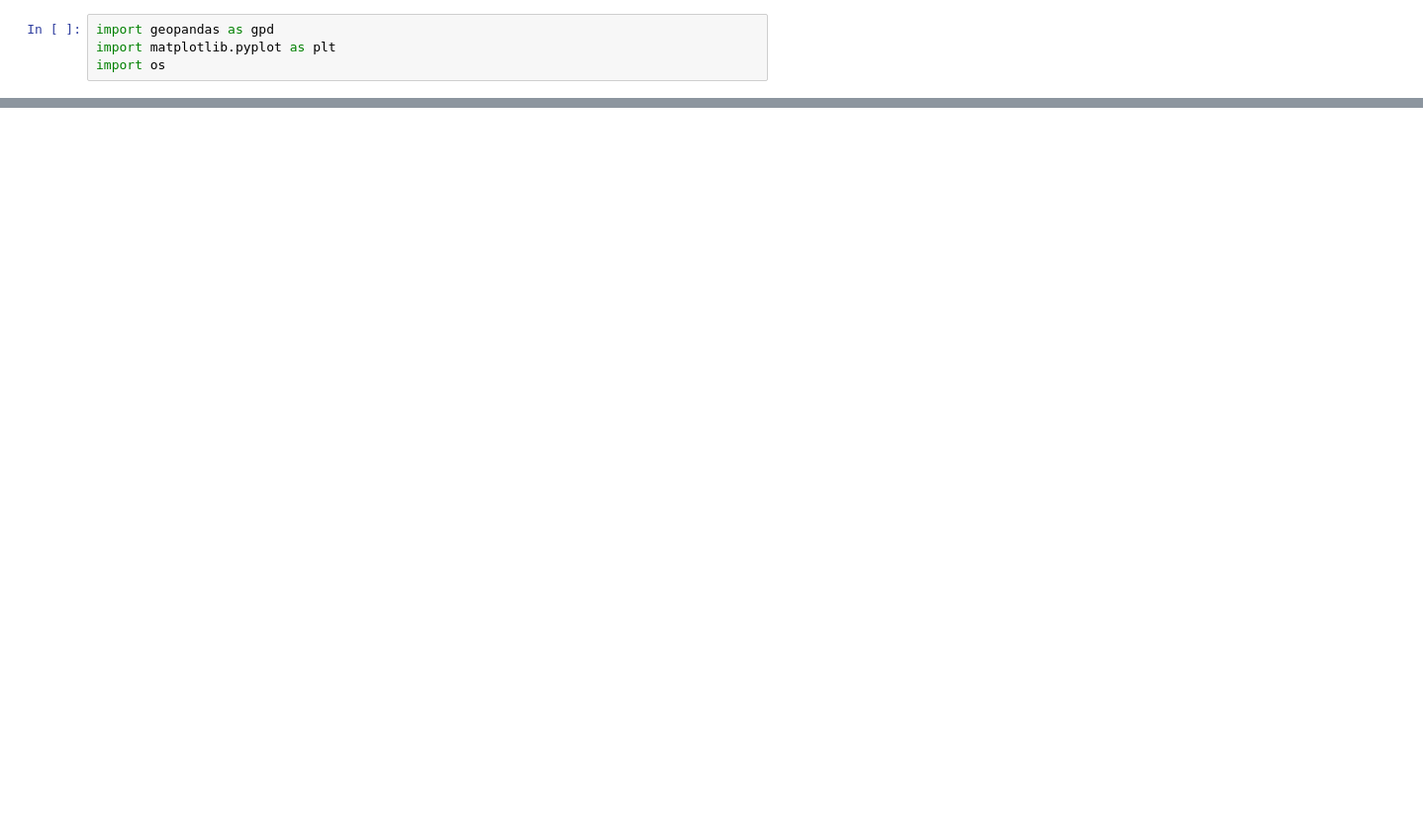
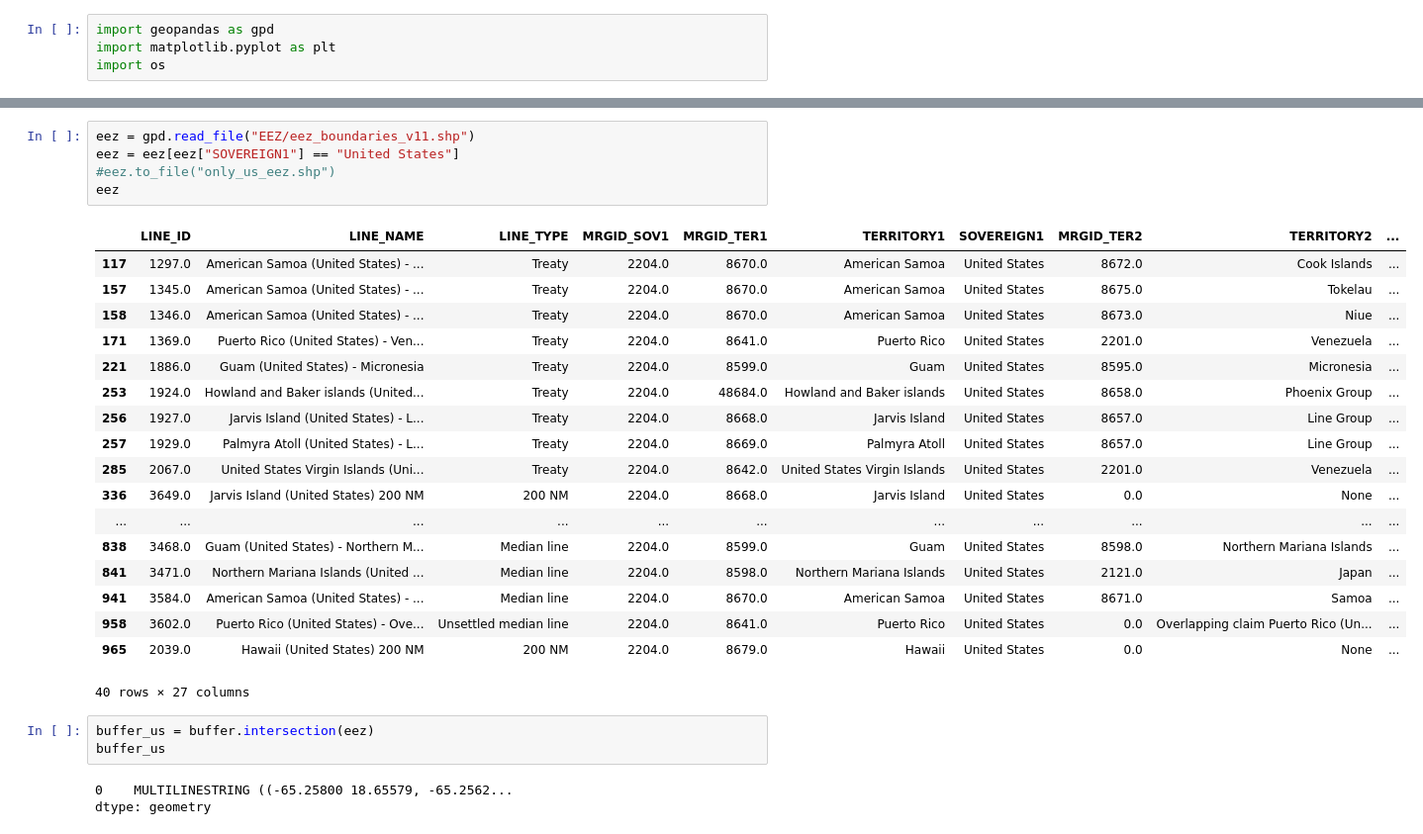
Before and after one commit to allfed/Seaweed-Growth-Model, a Jupyter notebook: data/geospatial_information/Untitled.ipynb, the cells around one changed output, grey strips where cells are left out. Shown at 99% size. Cells and saved outputs as stored; diff of their text form; blank space fills up the shorter version.

```diff
--- a/data/geospatial_information/Untitled.ipynb
+++ b/data/geospatial_information/Untitled.ipynb
@@ -45,0 +25,30 @@ plt.savefig("test.png",dpi=300)
+# %%
+eez = gpd.read_file("EEZ/eez_boundaries_v11.shp")
+eez = eez[eez["SOVEREIGN1"] == "United States"]
+#eez.to_file("only_us_eez.shp")
+eez
+# %% [output]
+|  | LINE_ID | LINE_NAME | LINE_TYPE | MRGID_SOV1 | MRGID_TER1 | TERRITORY1 | SOVEREIGN1 | MRGID_TER2 | TERRITORY2 | ... |
+| 117 | 1297.0 | American Samoa (United States) - ... | Treaty | 2204.0 | 8670.0 | American Samoa | United States | 8672.0 | Cook Islands | ... |
+| 157 | 1345.0 | American Samoa (United States) - ... | Treaty | 2204.0 | 8670.0 | American Samoa | United States | 8675.0 | Tokelau | ... |
+| 158 | 1346.0 | American Samoa (United States) - ... | Treaty | 2204.0 | 8670.0 | American Samoa | United States | 8673.0 | Niue | ... |
+| 171 | 1369.0 | Puerto Rico (United States) - Ven... | Treaty | 2204.0 | 8641.0 | Puerto Rico | United States | 2201.0 | Venezuela | ... |
+| 221 | 1886.0 | Guam (United States) - Micronesia | Treaty | 2204.0 | 8599.0 | Guam | United States | 8595.0 | Micronesia | ... |
+| 253 | 1924.0 | Howland and Baker islands (United... | Treaty | 2204.0 | 48684.0 | Howland and Baker islands | United States | 8658.0 | Phoenix Group | ... |
+| 256 | 1927.0 | Jarvis Island (United States) - L... | Treaty | 2204.0 | 8668.0 | Jarvis Island | United States | 8657.0 | Line Group | ... |
+| 257 | 1929.0 | Palmyra Atoll (United States) - L... | Treaty | 2204.0 | 8669.0 | Palmyra Atoll | United States | 8657.0 | Line Group | ... |
+| 285 | 2067.0 | United States Virgin Islands (Uni... | Treaty | 2204.0 | 8642.0 | United States Virgin Islands | United States | 2201.0 | Venezuela | ... |
+| 336 | 3649.0 | Jarvis Island (United States) 200 NM | 200 NM | 2204.0 | 8668.0 | Jarvis Island | United States | 0.0 | None | ... |
+| ... | ... | ... | ... | ... | ... | ... | ... | ... | ... | ... |
+| 838 | 3468.0 | Guam (United States) - Northern M... | Median line | 2204.0 | 8599.0 | Guam | United States | 8598.0 | Northern Mariana Islands | ... |
+| 841 | 3471.0 | Northern Mariana Islands (United ... | Median line | 2204.0 | 8598.0 | Northern Mariana Islands | United States | 2121.0 | Japan | ... |
+| 941 | 3584.0 | American Samoa (United States) - ... | Median line | 2204.0 | 8670.0 | American Samoa | United States | 8671.0 | Samoa | ... |
+| 958 | 3602.0 | Puerto Rico (United States) - Ove... | Unsettled median line | 2204.0 | 8641.0 | Puerto Rico | United States | 0.0 | Overlapping claim Puerto Rico (Un... | ... |
+| 965 | 2039.0 | Hawaii (United States) 200 NM | 200 NM | 2204.0 | 8679.0 | Hawaii | United States | 0.0 | None | ... |
+40 rows × 27 columns
+# %%
+buffer_us = buffer.intersection(eez)
+buffer_us
+# %% [output]
+0    MULTILINESTRING ((-65.25800 18.65579, -65.2562...
+dtype: geometry
```
Also changed, not shown: parts of 10 cells of this notebook, 10 other files.
